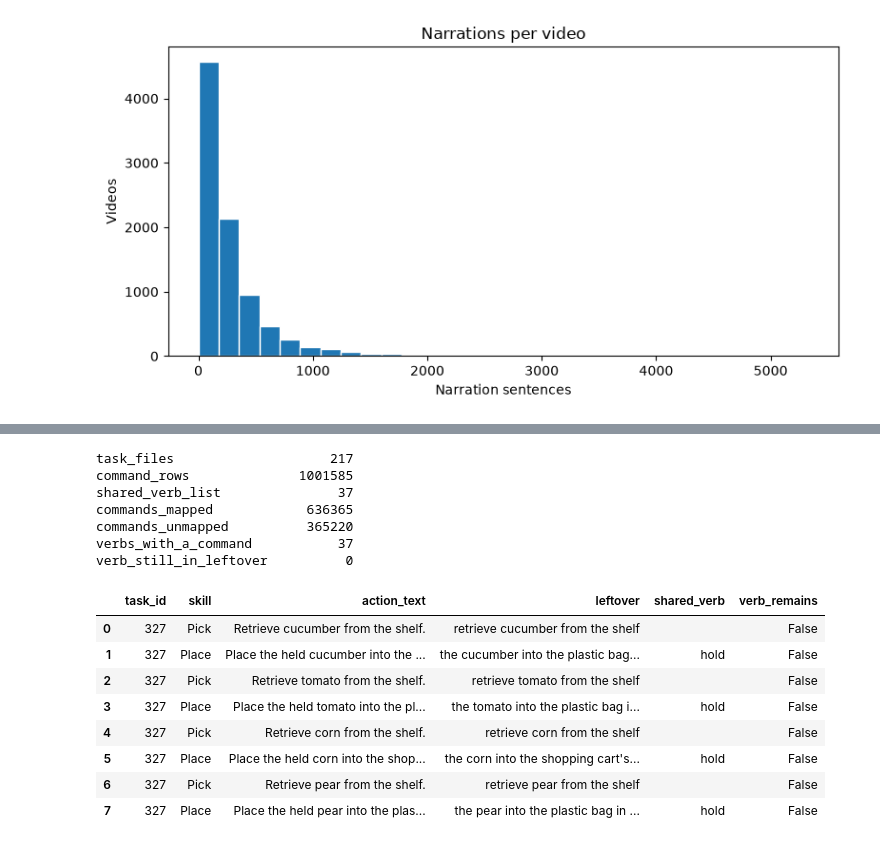
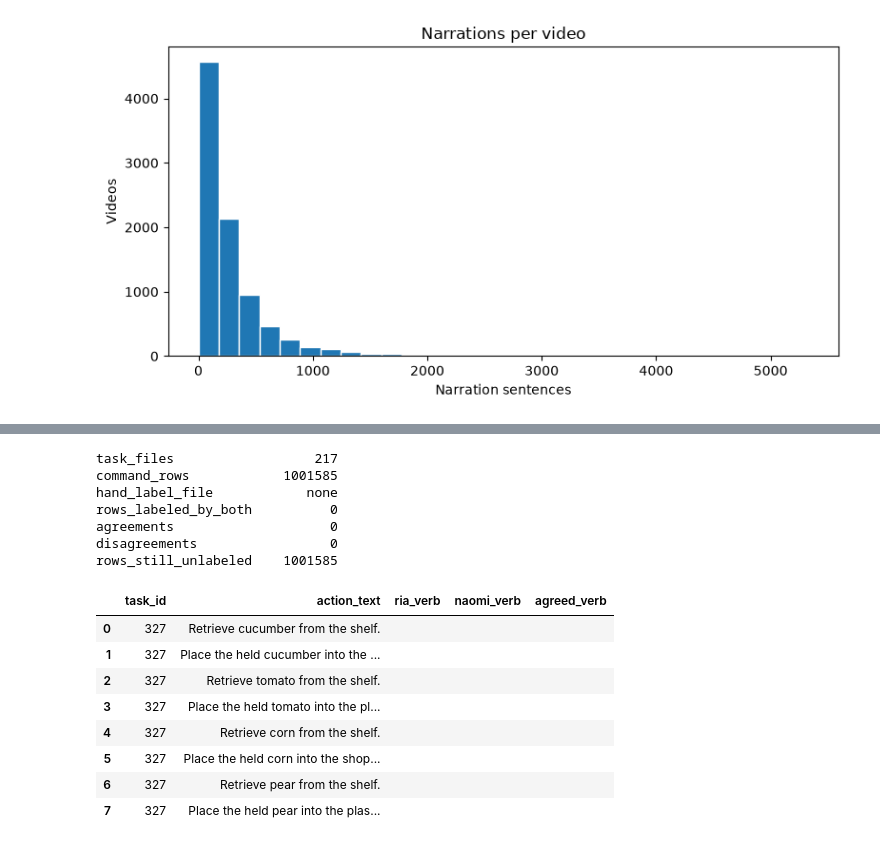
Before and after one commit to ria-aleksanyan/cos-424-project, a Jupyter notebook: analysis.ipynb, the cells around one changed output, grey strips where cells are left out. Cells and saved outputs as stored; diff of their text form; code cells hidden in the pictures.

```diff
--- a/analysis.ipynb
+++ b/analysis.ipynb
@@ -143,24 +157,22 @@ Each `action_text` is one robot command. The shared verbs are the Ego4D taxonomy
 # %%
-shared = join.shared_verbs(DATA_DIR, AGIBOT_DIR)
-commands = join.load_agibot_commands(AGIBOT_DIR, shared)
-join.agibot_counts(commands, shared)
+join.hand_label_counts(AGIBOT_DIR)
 # %% [output]
-task_files                    217
-command_rows              1001585
-shared_verb_list               37
-commands_mapped            636365
-commands_unmapped          365220
-verbs_with_a_command           37
-verb_still_in_leftover          0
+task_files                  217
+command_rows            1001585
+hand_label_file            none
+rows_labeled_by_both          0
+agreements                    0
+disagreements                 0
+rows_still_unlabeled    1001585
 # %%
-join.agibot_examples(commands)
+join.hand_label_examples(AGIBOT_DIR)
 # %% [output]
-|  | task_id | skill | action_text | leftover | shared_verb | verb_remains |
-| 0 | 327 | Pick | Retrieve cucumber from the shelf. | retrieve cucumber from the shelf |  | False |
-| 1 | 327 | Place | Place the held cucumber into the ... | the cucumber into the plastic bag... | hold | False |
-| 2 | 327 | Pick | Retrieve tomato from the shelf. | retrieve tomato from the shelf |  | False |
-| 3 | 327 | Place | Place the held tomato into the pl... | the tomato into the plastic bag i... | hold | False |
-| 4 | 327 | Pick | Retrieve corn from the shelf. | retrieve corn from the shelf |  | False |
-| 5 | 327 | Place | Place the held corn into the shop... | the corn into the shopping cart's... | hold | False |
-| 6 | 327 | Pick | Retrieve pear from the shelf. | retrieve pear from the shelf |  | False |
-| 7 | 327 | Place | Place the held pear into the plas... | the pear into the plastic bag in ... | hold | False |
+|  | task_id | action_text | ria_verb | naomi_verb | agreed_verb |
+| 0 | 327 | Retrieve cucumber from the shelf. |  |  |  |
+| 1 | 327 | Place the held cucumber into the ... |  |  |  |
+| 2 | 327 | Retrieve tomato from the shelf. |  |  |  |
+| 3 | 327 | Place the held tomato into the pl... |  |  |  |
+| 4 | 327 | Retrieve corn from the shelf. |  |  |  |
+| 5 | 327 | Place the held corn into the shop... |  |  |  |
+| 6 | 327 | Retrieve pear from the shelf. |  |  |  |
+| 7 | 327 | Place the held pear into the plas... |  |  |  |
```
Also changed, not shown: parts of 24 cells of this notebook, 1 other file.
